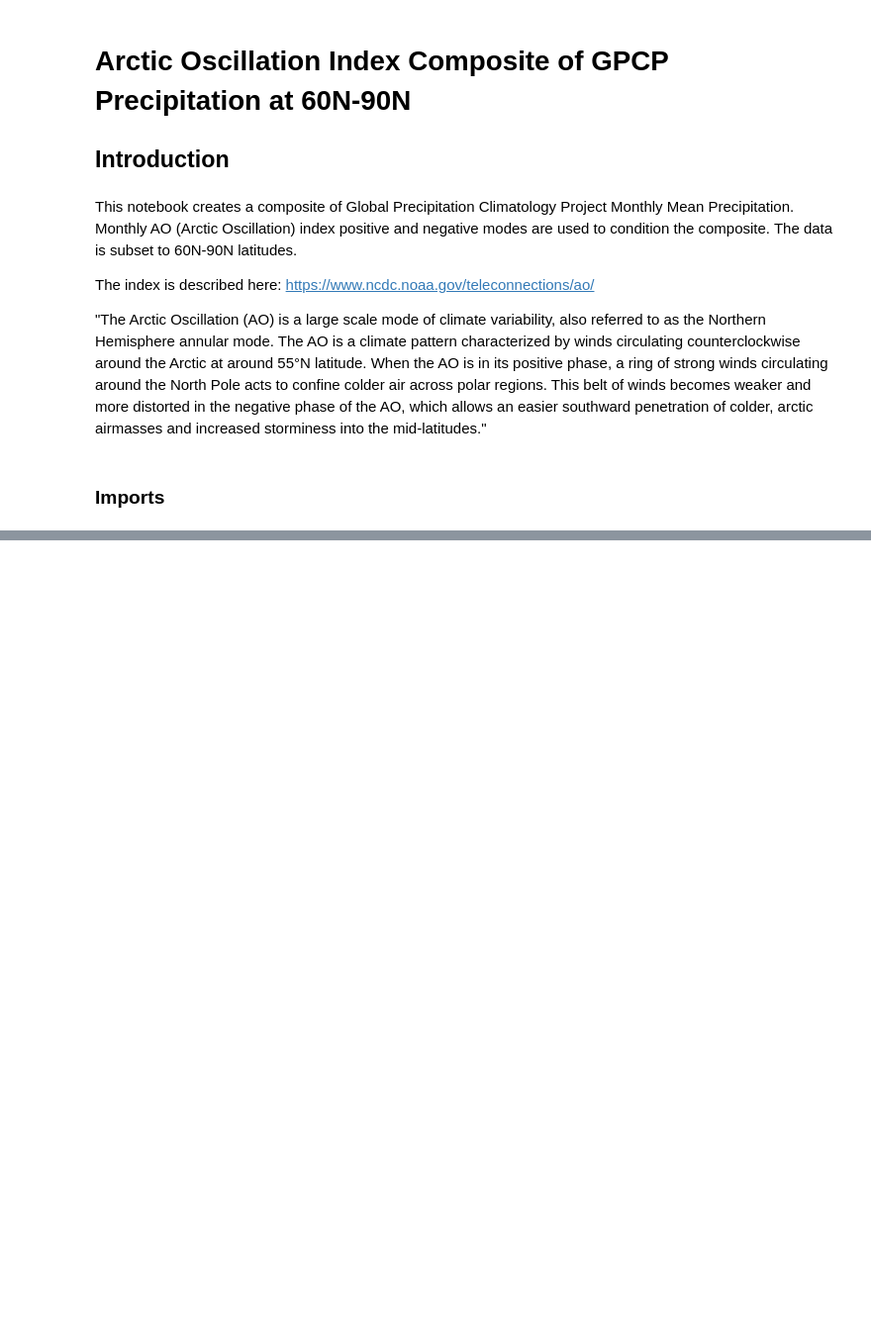
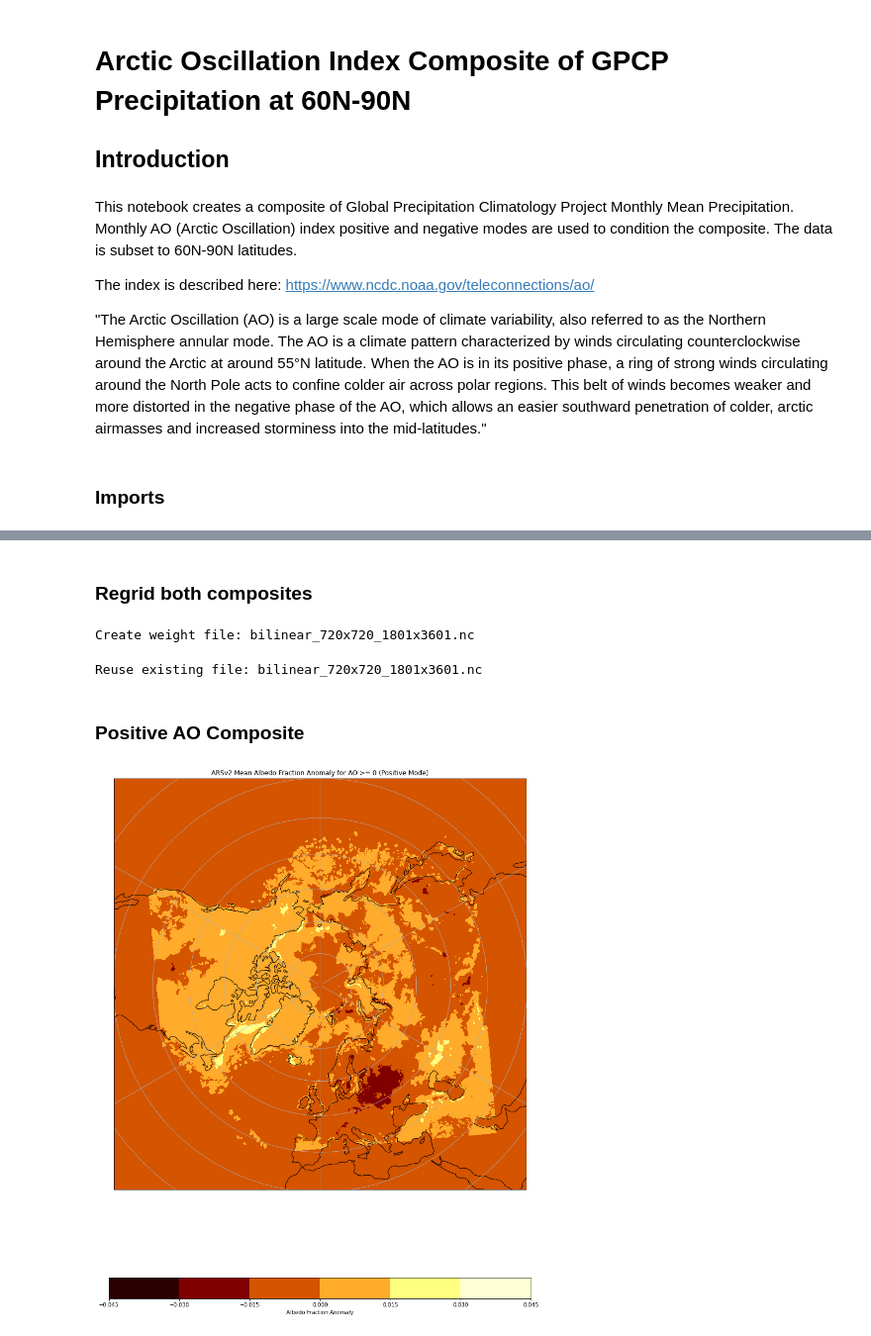
Before and after one commit to juozasg/clim-data, a Jupyter notebook: Assignment-3.ipynb, the cells around one changed output, grey strips where cells are left out. Shown at 99% size. Saved outputs shown, nothing was run; the diff lists cells and outputs as text; code cells hidden in the pictures; blank space fills up the shorter version.

Commit message:
Composite with Arctic Albedo fraction and Arctic Oscillation two modes

```diff
--- a/Assignment-3.ipynb
+++ b/Assignment-3.ipynb
@@ -110,0 +53,3 @@ Data variables:
+# %%
+file='/home/ubuntu/asr15km.anl.2D.anoms.nc'
+ds=xr.open_dataset(file)
@@ -110,0 +60,5 @@ Data variables:
+# %%
+ao=ao.sel(time=slice('2000-01-01','2016-12-01'))
+
+ao_pos=ao['ao'].where(ao['ao'] >= 0).dropna(dim='time')
+ao_neg=ao['ao'].where(ao['ao'] < 0).dropna(dim='time')
@@ -110,0 +67,43 @@ Data variables:
+# %%
+pos_albedo=ds['ALBEDO'].sel(time=ao_pos['time']).mean(dim='time')
+neg_albedo=ds['ALBEDO'].sel(time=ao_neg['time']).mean(dim='time')
+# %% [markdown]
+### Regrid both composites
+# %%
+pos_albedo2 = regrid(pos_albedo, 'ALBEDO')
+# %% [output]
+Create weight file: bilinear_720x720_1801x3601.nc
+# %%
+neg_albedo2 = regrid(neg_albedo, 'ALBEDO')
+# %% [output]
+Reuse existing file: bilinear_720x720_1801x3601.nc
+# %% [markdown]
+### Positive AO Composite
+# %%
+fig = plt.figure(figsize=(20,20))
+
+# specify axis map projection
+ax=plt.axes(projection=ccrs.NorthPolarStereo())
+
+dr=pos_albedo2
+
+# make a filled contour plot
+cs=ax.contourf(dr['lon'], dr['lat'],
+            dr['ALBEDO'],
+            transform=ccrs.PlateCarree(),
+            cmap='afmhot')
+
+ax.set_extent([-180, 180, 30, 90], ccrs.PlateCarree())
+
+
+# add reference lines
+ax.coastlines()
+ax.gridlines()
+# render_nps_grid_labels(ax)
+
+cbar=plt.colorbar(cs,orientation='horizontal',shrink=0.7,label='Albedo Fraction Anomaly')
+
+plt.title('ARSv2 Mean Albedo Fraction Anomaly for AO >= 0 (Positive Mode)')
+plt.show()
+# %% [output]
+[figure, added]
```
Also changed, not shown: parts of 16 cells of this notebook, 2 other files.
